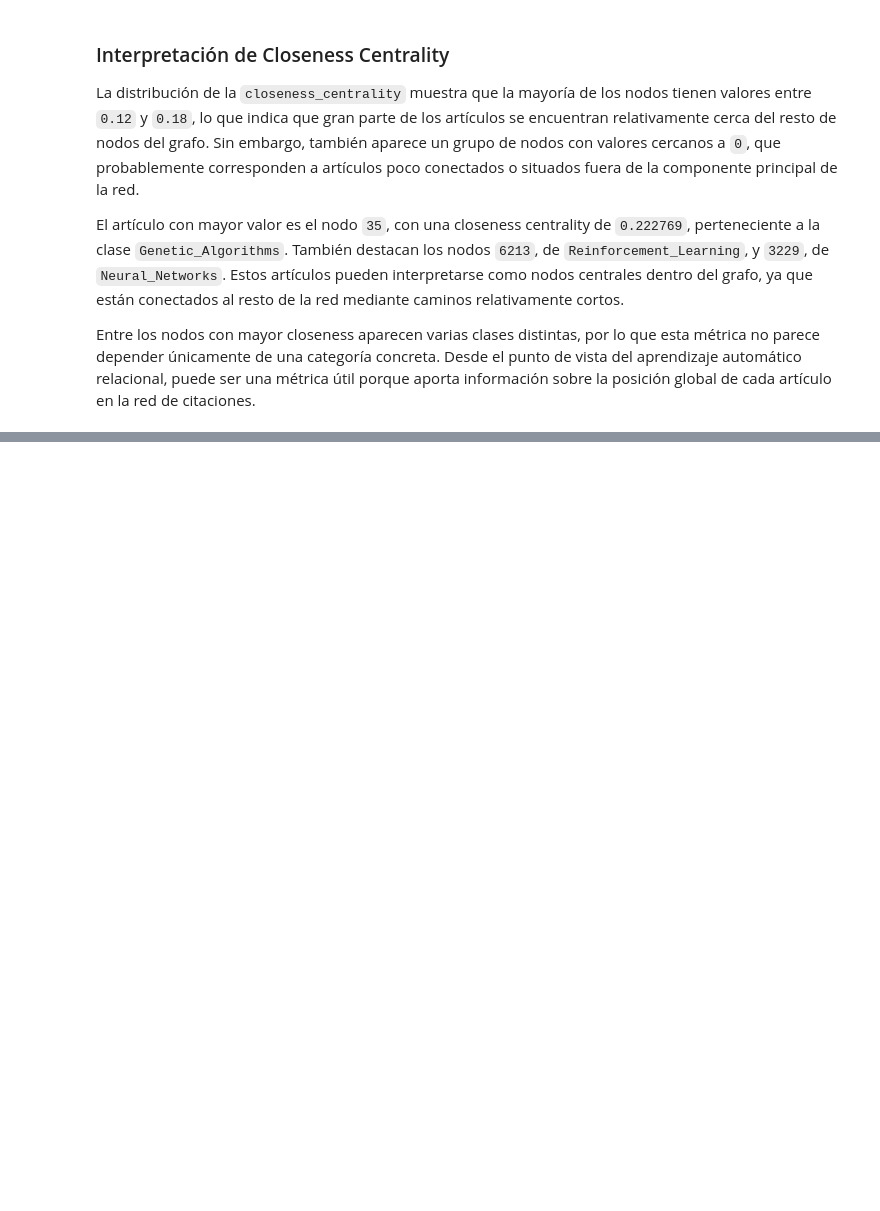
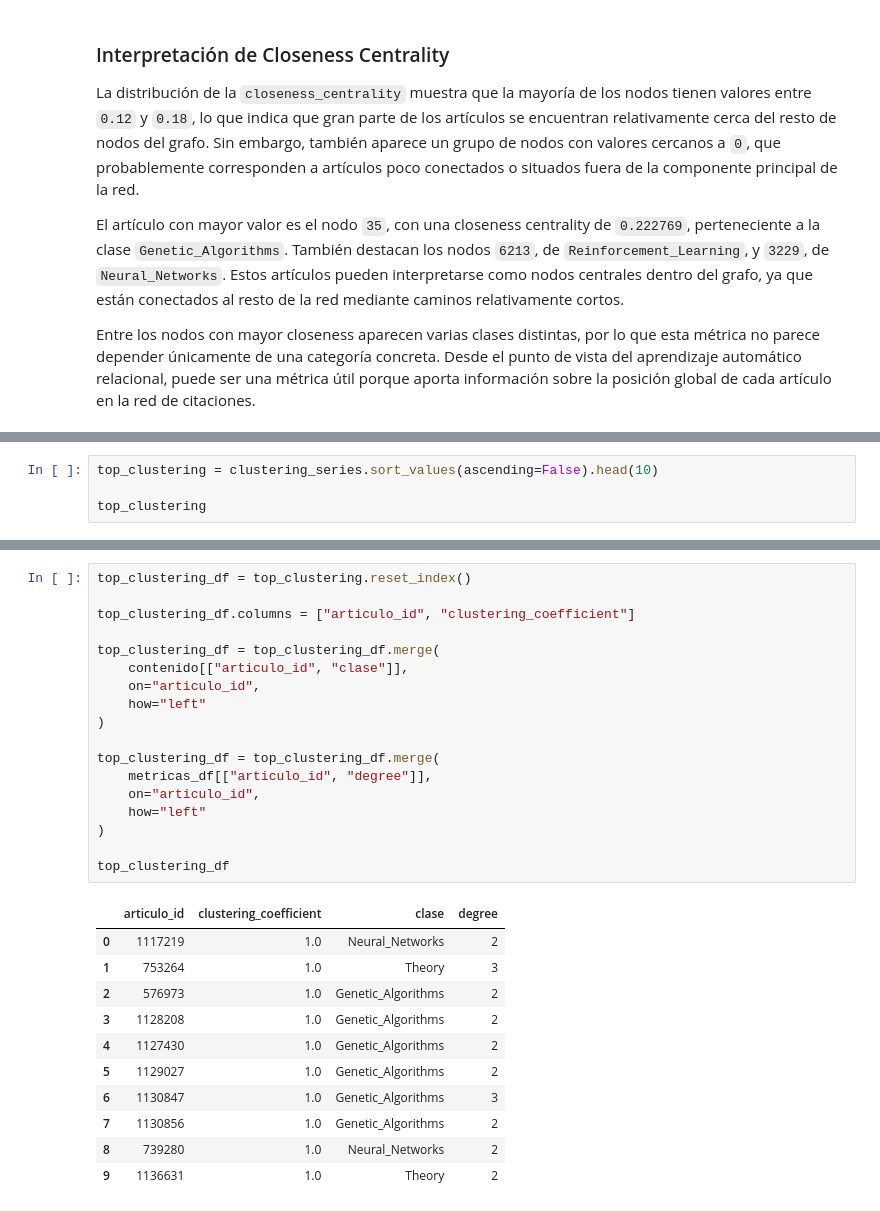
Before and after one commit to enriquepc004/ia-aprendizaje-relacional, a Jupyter notebook: notebooks/02_metricas_relacionales.ipynb, the cells around one changed output, grey strips where cells are left out. Drawn from its saved outputs; the diff is of its cells as text; blank space fills up the shorter version.

```diff
--- a/notebooks/02_metricas_relacionales.ipynb
+++ b/notebooks/02_metricas_relacionales.ipynb
@@ -470,0 +516,4 @@ Entre los nodos con mayor closeness aparecen varias clases distintas, por lo que
+# %%
+top_clustering = clustering_series.sort_values(ascending=False).head(10)
+
+top_clustering
@@ -470,0 +532,30 @@ Entre los nodos con mayor closeness aparecen varias clases distintas, por lo que
+# %%
+top_clustering_df = top_clustering.reset_index()
+
+top_clustering_df.columns = ["articulo_id", "clustering_coefficient"]
+
+top_clustering_df = top_clustering_df.merge(
+    contenido[["articulo_id", "clase"]],
+    on="articulo_id",
+    how="left"
+)
+
+top_clustering_df = top_clustering_df.merge(
+    metricas_df[["articulo_id", "degree"]],
+    on="articulo_id",
+    how="left"
+)
+
+top_clustering_df
+# %% [output]
+|  | articulo_id | clustering_coefficient | clase | degree |
+| 0 | 1117219 | 1.0 | Neural_Networks | 2 |
+| 1 | 753264 | 1.0 | Theory | 3 |
+| 2 | 576973 | 1.0 | Genetic_Algorithms | 2 |
+| 3 | 1128208 | 1.0 | Genetic_Algorithms | 2 |
+| 4 | 1127430 | 1.0 | Genetic_Algorithms | 2 |
+| 5 | 1129027 | 1.0 | Genetic_Algorithms | 2 |
+| 6 | 1130847 | 1.0 | Genetic_Algorithms | 3 |
+| 7 | 1130856 | 1.0 | Genetic_Algorithms | 2 |
+| 8 | 739280 | 1.0 | Neural_Networks | 2 |
+| 9 | 1136631 | 1.0 | Theory | 2 |
```
Also changed, not shown: parts of 10 cells of this notebook, 1 other file.
